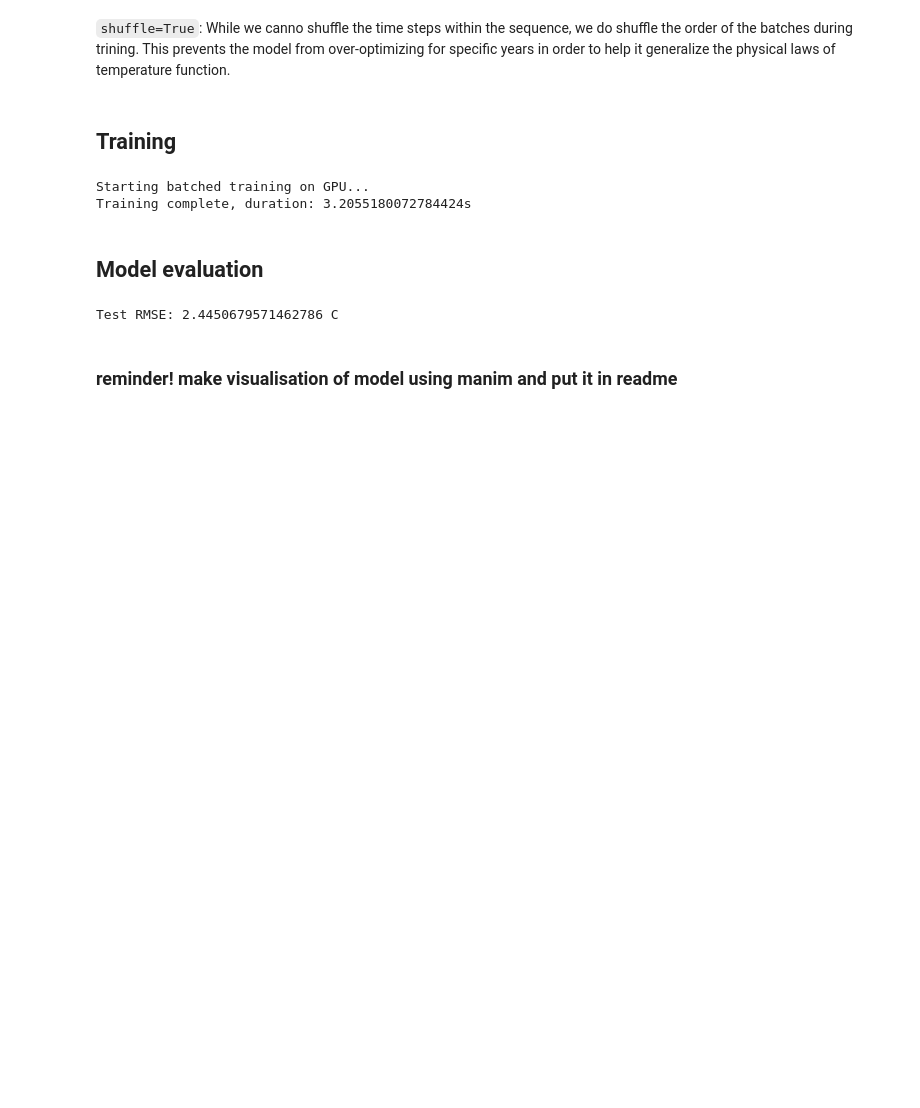
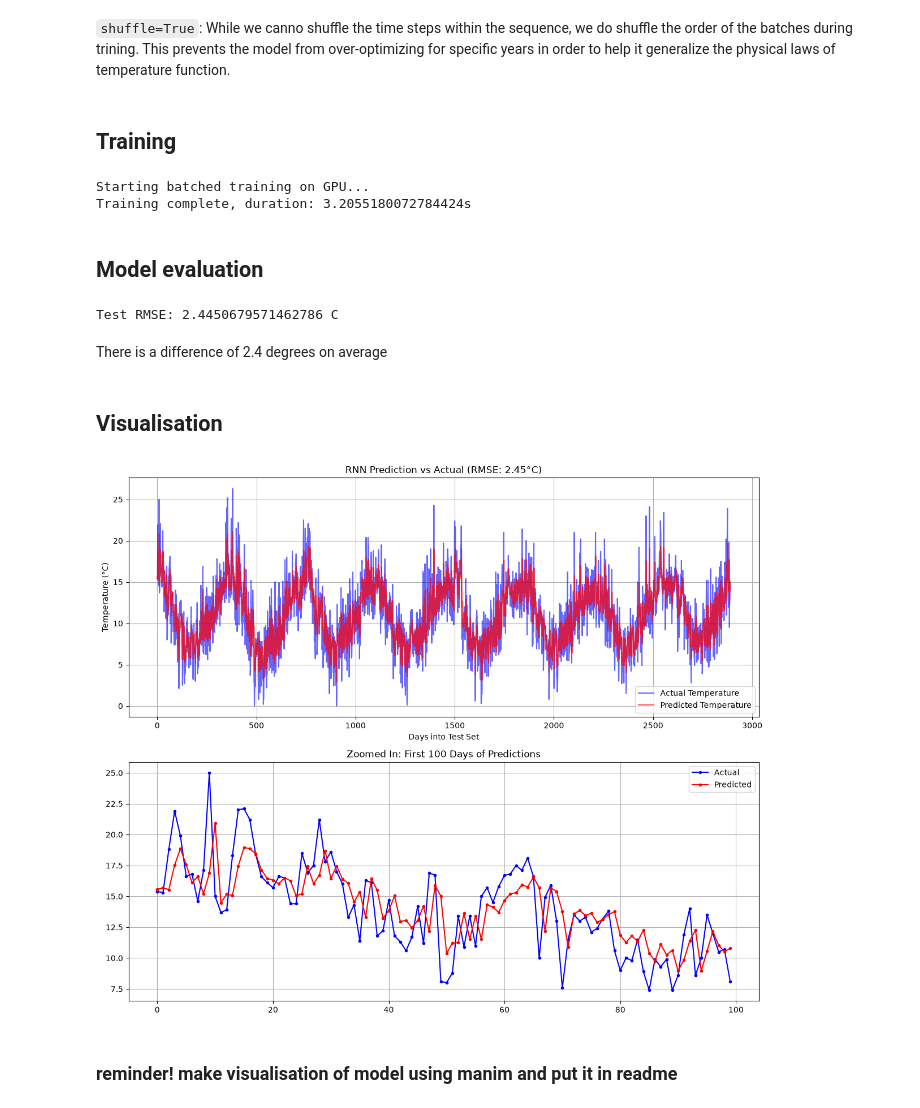
Before and after one commit to imgabrielas/Grey_Matter_Multiplication, a Jupyter notebook: RNN/rnn.ipynb, the cells around one changed output. Saved outputs shown, nothing was run; the diff lists cells and outputs as text; code cells hidden in the pictures; blank space fills up the shorter version.

Commit message:
plot

```diff
--- a/RNN/rnn.ipynb
+++ b/RNN/rnn.ipynb
@@ -332,5 +332,32 @@ rmse = math.sqrt(mean_squared_error(actual_temp, predicted_temp))
 print(f'Test RMSE: {rmse} C')
 # %% [output]
 Test RMSE: 2.4450679571462786 C
+# %% [markdown]
+There is a difference of 2.4 degrees on average
+# %% [markdown]
+## Visualisation
+# %%
+fig, axes = plt.subplots(2, 1, figsize=(12, 10))
+
+# Full predictions
+axes[0].plot(actual_temp, label='Actual Temperature', color='blue', alpha=0.6)
+axes[0].plot(predicted_temp, label='Predicted Temperature', color='red', alpha=0.7)
+axes[0].set_title(f'RNN Prediction vs Actual (RMSE: {rmse:.2f}°C)')
+axes[0].set_xlabel('Days into Test Set')
+axes[0].set_ylabel('Temperature (°C)')
+axes[0].legend()
+axes[0].grid(True)
+
+# Zoomed in: first 100 days
+axes[1].plot(actual_temp[:100], label='Actual', color='blue', marker='.')
+axes[1].plot(predicted_temp[:100], label='Predicted', color='red', marker='.')
+axes[1].set_title('Zoomed In: First 100 Days of Predictions')
+axes[1].legend()
+axes[1].grid(True)
+
+plt.tight_layout()
+plt.show()
+# %% [output]
+[figure, added]
 # %% [markdown]
 ### reminder! make visualisation of model using manim and put it in readme
```
